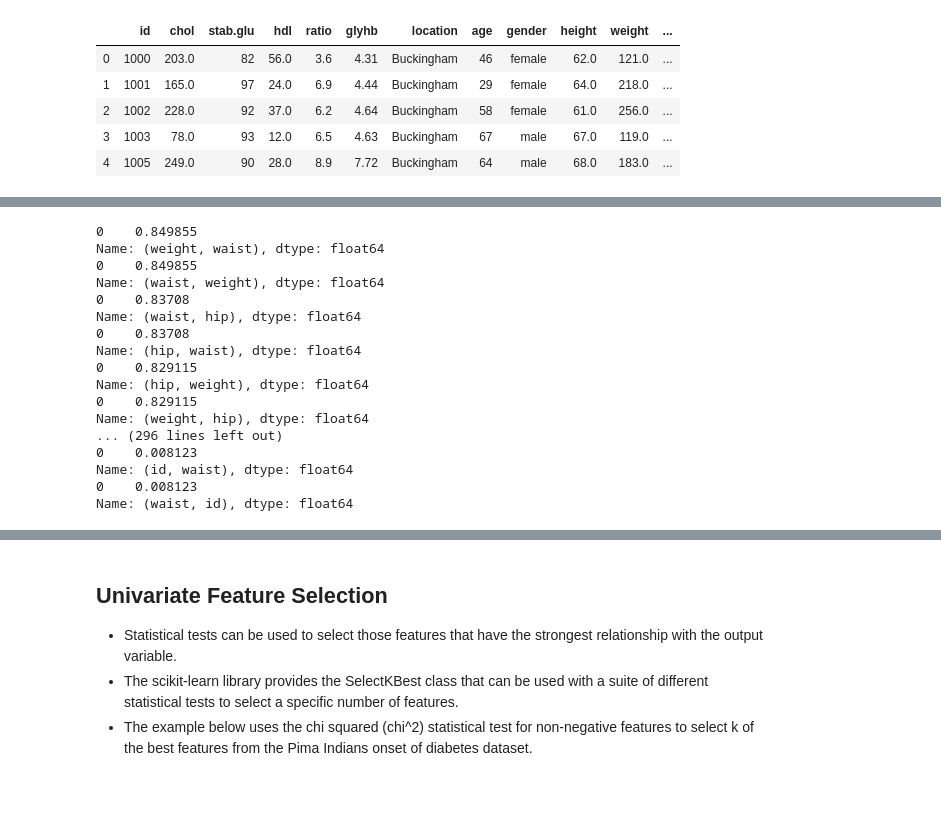
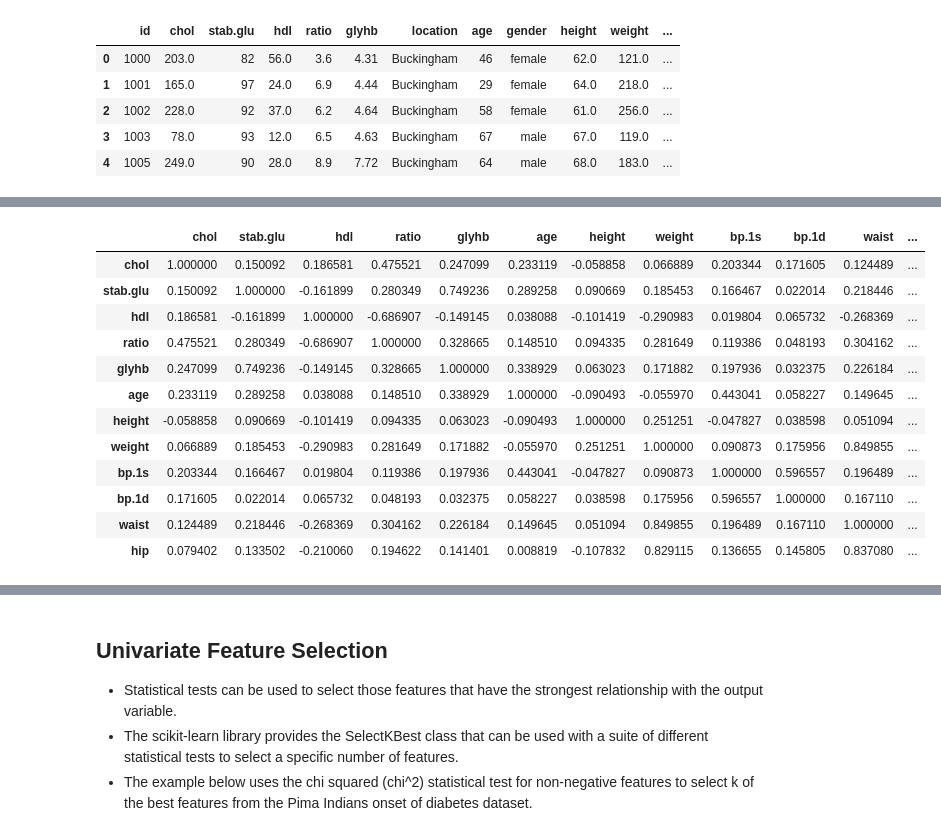
Before and after one commit to dbabichenko/python_for_data_and_analytics, a Jupyter notebook: Dimension Reduction/DimensionReduction.ipynb, the cells around one changed output, grey strips where cells are left out. Cells and saved outputs as stored; diff of their text form; code cells hidden in the pictures; blank space fills up the shorter version.

```diff
--- a/Dimension Reduction/DimensionReduction.ipynb
+++ b/Dimension Reduction/DimensionReduction.ipynb
@@ -138,25 +106,19 @@ df.corr()
-# %%
-c = df.corr().abs()
-s = c.unstack()
-so = s.sort_values(kind="quicksort", ascending=False)
-for idx, row in pd.DataFrame(so).iterrows():
-    if row[0] < 1:
-        print(row)
-# %% [output]
-0    0.849855
-Name: (weight, waist), dtype: float64
-0    0.849855
-Name: (waist, weight), dtype: float64
-0    0.83708
-Name: (waist, hip), dtype: float64
-0    0.83708
-Name: (hip, waist), dtype: float64
-0    0.829115
-Name: (hip, weight), dtype: float64
-0    0.829115
-Name: (weight, hip), dtype: float64
-... (296 lines left out)
-0    0.008123
-Name: (id, waist), dtype: float64
-0    0.008123
-Name: (waist, id), dtype: float64
+# %%
+corr_matrix = df[['chol', 'stab.glu', 'hdl', 'ratio', 'glyhb', 'age',
+       'height', 'weight', 'bp.1s', 'bp.1d', 'waist',
+       'hip']].corr()
+corr_matrix
+# %% [output]
+|  | chol | stab.glu | hdl | ratio | glyhb | age | height | weight | bp.1s | bp.1d | waist | ... |
+| chol | 1.000000 | 0.150092 | 0.186581 | 0.475521 | 0.247099 | 0.233119 | -0.058858 | 0.066889 | 0.203344 | 0.171605 | 0.124489 | ... |
+| stab.glu | 0.150092 | 1.000000 | -0.161899 | 0.280349 | 0.749236 | 0.289258 | 0.090669 | 0.185453 | 0.166467 | 0.022014 | 0.218446 | ... |
+| hdl | 0.186581 | -0.161899 | 1.000000 | -0.686907 | -0.149145 | 0.038088 | -0.101419 | -0.290983 | 0.019804 | 0.065732 | -0.268369 | ... |
+| ratio | 0.475521 | 0.280349 | -0.686907 | 1.000000 | 0.328665 | 0.148510 | 0.094335 | 0.281649 | 0.119386 | 0.048193 | 0.304162 | ... |
+| glyhb | 0.247099 | 0.749236 | -0.149145 | 0.328665 | 1.000000 | 0.338929 | 0.063023 | 0.171882 | 0.197936 | 0.032375 | 0.226184 | ... |
+| age | 0.233119 | 0.289258 | 0.038088 | 0.148510 | 0.338929 | 1.000000 | -0.090493 | -0.055970 | 0.443041 | 0.058227 | 0.149645 | ... |
+| height | -0.058858 | 0.090669 | -0.101419 | 0.094335 | 0.063023 | -0.090493 | 1.000000 | 0.251251 | -0.047827 | 0.038598 | 0.051094 | ... |
+| weight | 0.066889 | 0.185453 | -0.290983 | 0.281649 | 0.171882 | -0.055970 | 0.251251 | 1.000000 | 0.090873 | 0.175956 | 0.849855 | ... |
+| bp.1s | 0.203344 | 0.166467 | 0.019804 | 0.119386 | 0.197936 | 0.443041 | -0.047827 | 0.090873 | 1.000000 | 0.596557 | 0.196489 | ... |
+| bp.1d | 0.171605 | 0.022014 | 0.065732 | 0.048193 | 0.032375 | 0.058227 | 0.038598 | 0.175956 | 0.596557 | 1.000000 | 0.167110 | ... |
+| waist | 0.124489 | 0.218446 | -0.268369 | 0.304162 | 0.226184 | 0.149645 | 0.051094 | 0.849855 | 0.196489 | 0.167110 | 1.000000 | ... |
+| hip | 0.079402 | 0.133502 | -0.210060 | 0.194622 | 0.141401 | 0.008819 | -0.107832 | 0.829115 | 0.136655 | 0.145805 | 0.837080 | ... |
```
Also changed, not shown: parts of 21 cells of this notebook, 6 other files.
